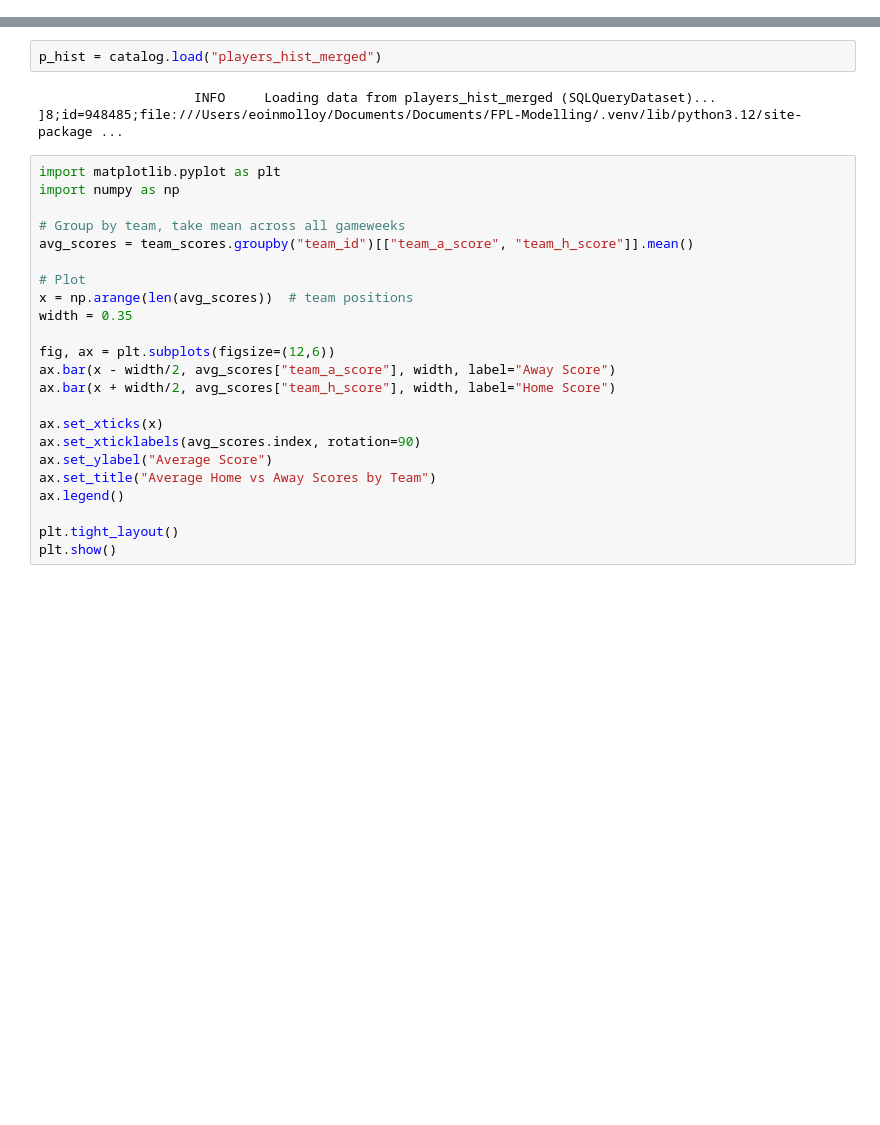
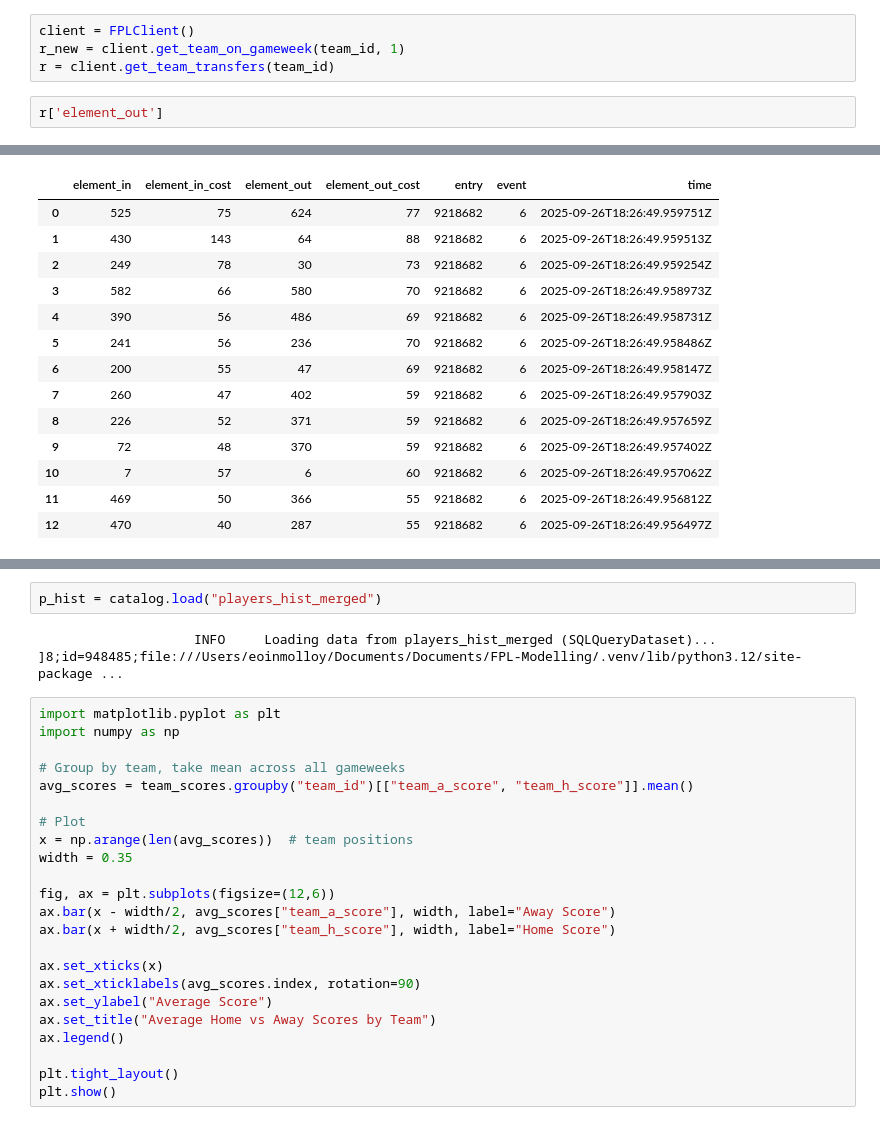
Before and after one commit to emolloy123/FPL-Modelling, a Jupyter notebook: fpl-modelling/notebooks/test.ipynb, the cells around one changed output, grey strips where cells are left out. Cells and saved outputs as stored; diff of their text form; blank space fills up the shorter version.

```diff
--- a/fpl-modelling/notebooks/test.ipynb
+++ b/fpl-modelling/notebooks/test.ipynb
@@ -18,0 +75,7 @@
+# %%
+client = FPLClient()
+r_new = client.get_team_on_gameweek(team_id, 1)
+r = client.get_team_transfers(team_id)
+# %%
+r['element_out']
+# %% [output]
@@ -18,0 +83,14 @@
+|  | element_in | element_in_cost | element_out | element_out_cost | entry | event | time |
+| 0 | 525 | 75 | 624 | 77 | 9218682 | 6 | 2025-09-26T18:26:49.959751Z |
+| 1 | 430 | 143 | 64 | 88 | 9218682 | 6 | 2025-09-26T18:26:49.959513Z |
+| 2 | 249 | 78 | 30 | 73 | 9218682 | 6 | 2025-09-26T18:26:49.959254Z |
+| 3 | 582 | 66 | 580 | 70 | 9218682 | 6 | 2025-09-26T18:26:49.958973Z |
+| 4 | 390 | 56 | 486 | 69 | 9218682 | 6 | 2025-09-26T18:26:49.958731Z |
+| 5 | 241 | 56 | 236 | 70 | 9218682 | 6 | 2025-09-26T18:26:49.958486Z |
+| 6 | 200 | 55 | 47 | 69 | 9218682 | 6 | 2025-09-26T18:26:49.958147Z |
+| 7 | 260 | 47 | 402 | 59 | 9218682 | 6 | 2025-09-26T18:26:49.957903Z |
+| 8 | 226 | 52 | 371 | 59 | 9218682 | 6 | 2025-09-26T18:26:49.957659Z |
+| 9 | 72 | 48 | 370 | 59 | 9218682 | 6 | 2025-09-26T18:26:49.957402Z |
+| 10 | 7 | 57 | 6 | 60 | 9218682 | 6 | 2025-09-26T18:26:49.957062Z |
+| 11 | 469 | 50 | 366 | 55 | 9218682 | 6 | 2025-09-26T18:26:49.956812Z |
+| 12 | 470 | 40 | 287 | 55 | 9218682 | 6 | 2025-09-26T18:26:49.956497Z |
```
Also changed, not shown: parts of 13 cells of this notebook, 25 other files.
